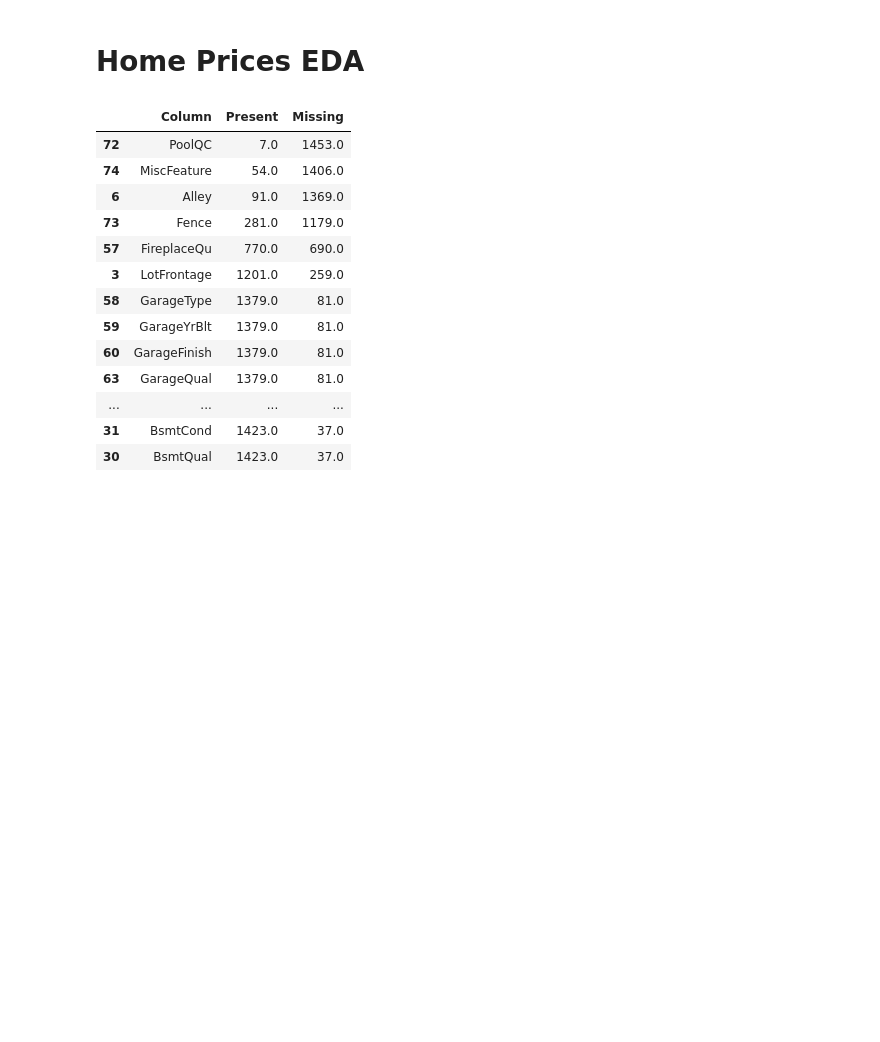
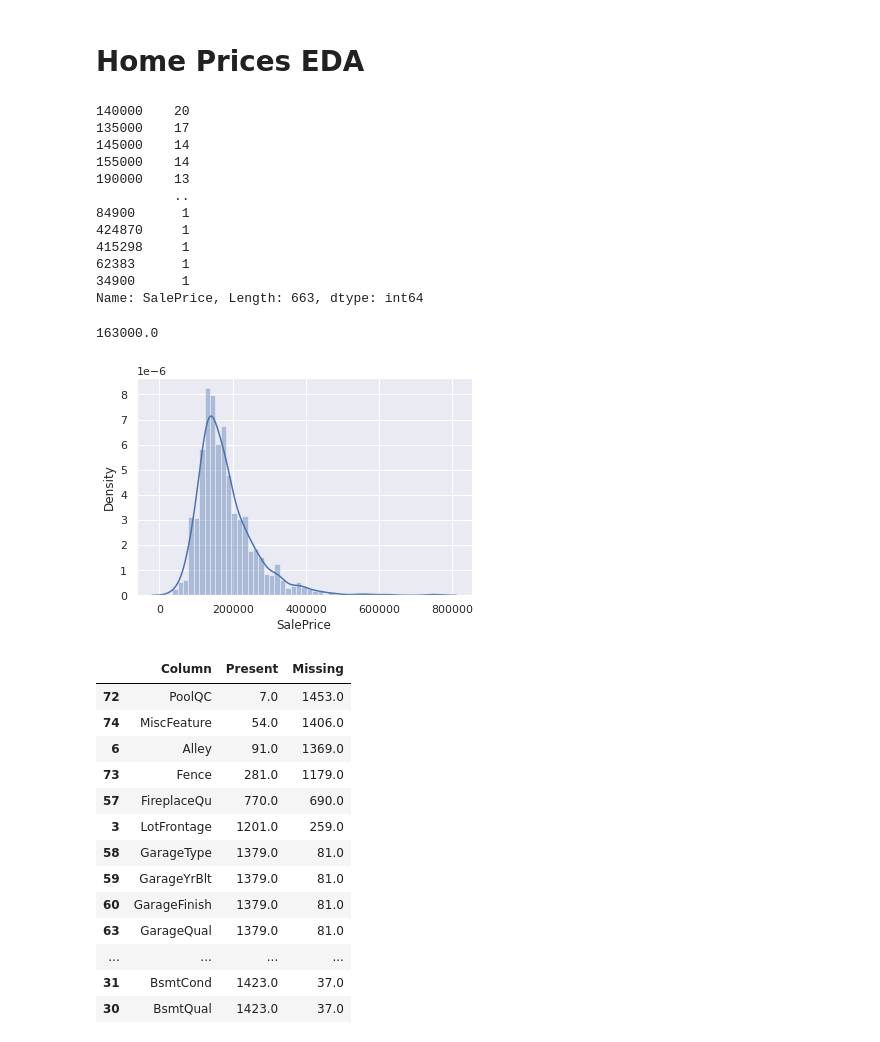
Before and after one commit to oimartin/Predicting_House_Prices, a Jupyter notebook: predicting_home_prices.ipynb, the cells around one changed output. Drawn from its saved outputs; the diff is of its cells as text; code cells hidden in the pictures; blank space fills up the shorter version.

```diff
--- a/predicting_home_prices.ipynb
+++ b/predicting_home_prices.ipynb
@@ -11,6 +13,27 @@ from sklearn.preprocessing import MinMaxScaler
 # read in training data set for housing prices
 train = pd.read_csv('train.csv')
 test = pd.read_csv('test.csv')
+# %%
+sns.set_theme(color_codes=True)
+
+sns.distplot(train.SalePrice)
+display(train.SalePrice.value_counts(dropna=False))
+display(train.SalePrice.median())
+# %% [output]
+140000    20
+135000    17
+145000    14
+155000    14
+190000    13
+          ..
+84900      1
+424870     1
+415298     1
+62383      1
+34900      1
+Name: SalePrice, Length: 663, dtype: int64
+163000.0
+[figure, added]
 # %%
 # Show columns with the missing values
 train_na = pd.DataFrame([train.isna()[column].value_counts()
```
Also changed, not shown: parts of 16 cells of this notebook.
